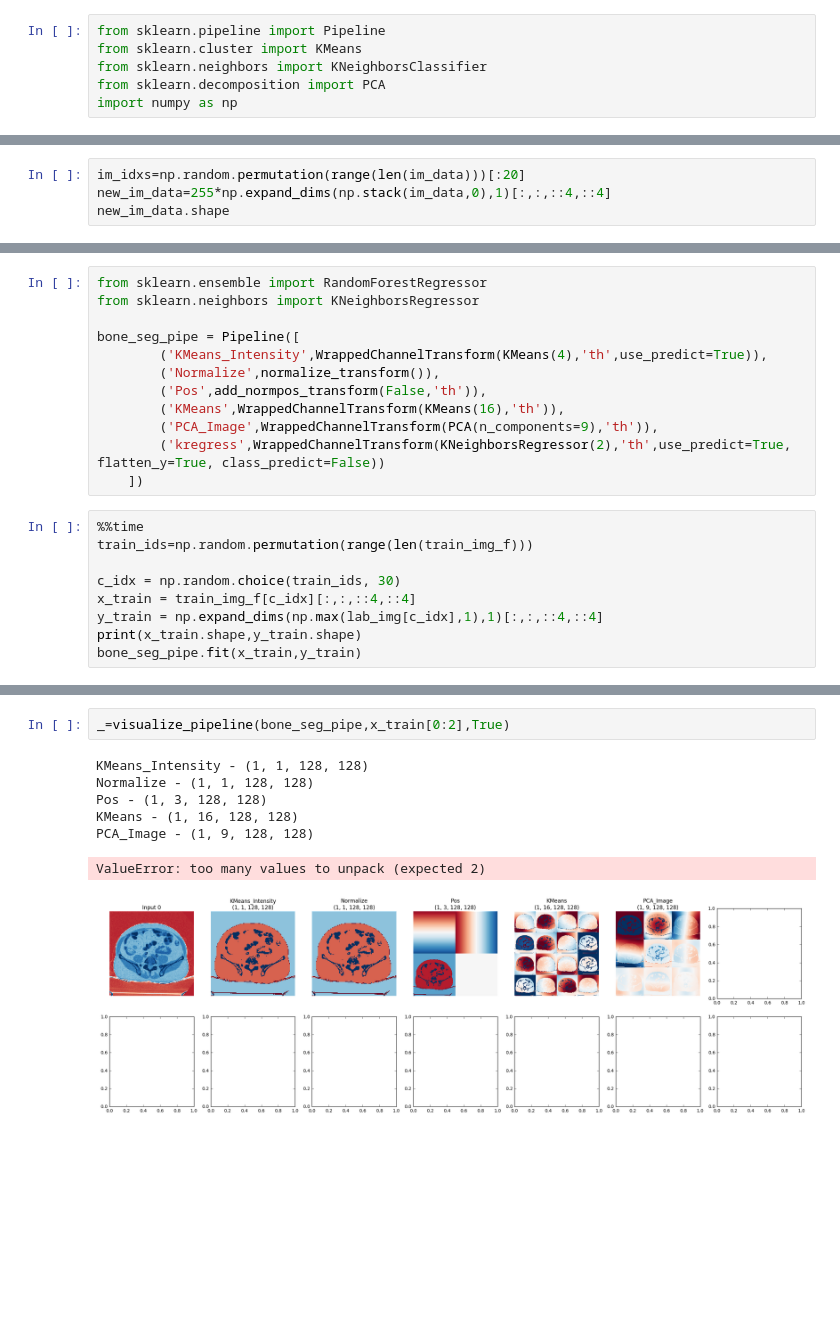
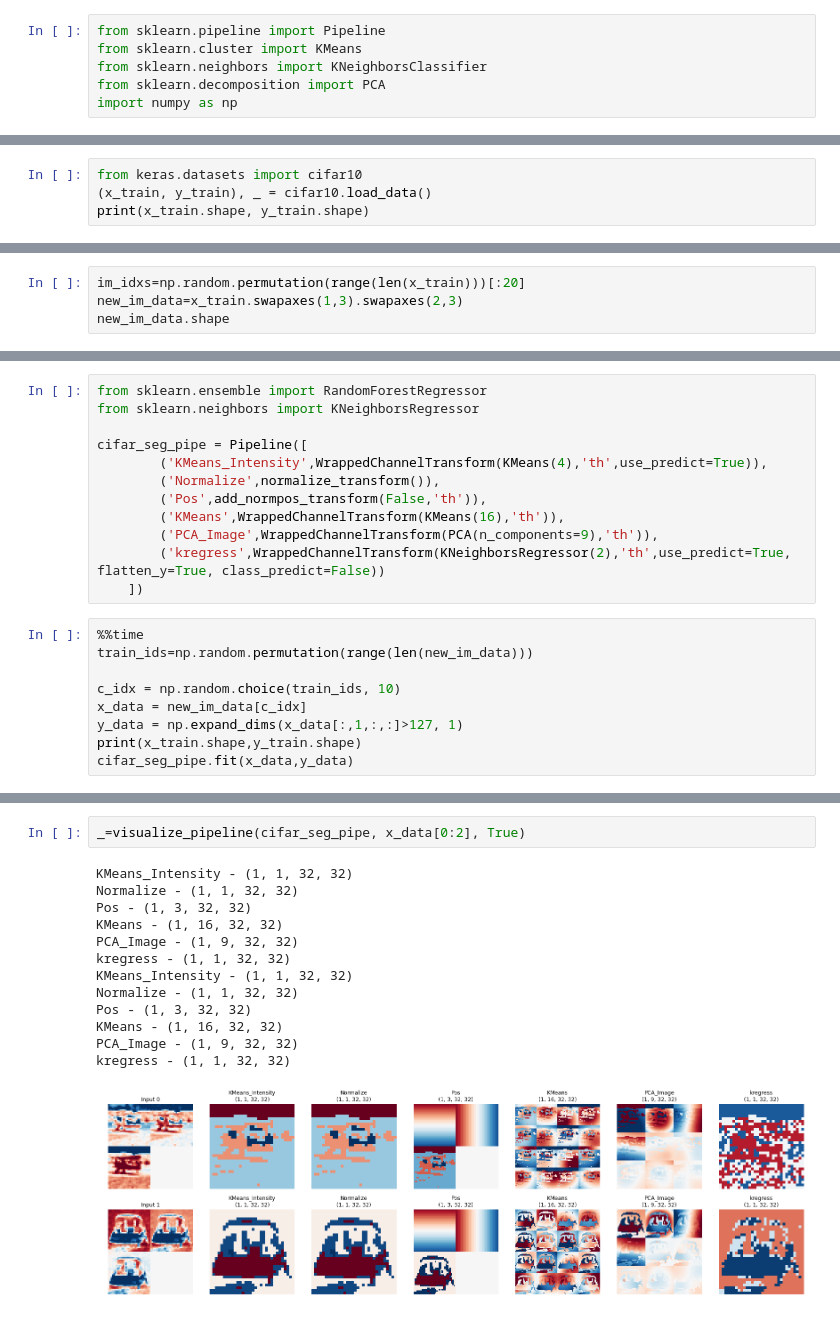
Before and after one commit to 4Quant/pyqae, a Jupyter notebook: notebooks/Pipelines/pyqae demo.ipynb, the cells around one changed output, grey strips where cells are left out. Cells and saved outputs as stored; diff of their text form; blank space fills up the shorter version.

Commit message:
fixing pipelines notebooks

```diff
--- a/notebooks/Pipelines/pyqae demo.ipynb
+++ b/notebooks/Pipelines/pyqae demo.ipynb
@@ -78,0 +69,4 @@ NameError: name 'im_data' is not defined
+# %%
+from keras.datasets import cifar10
+(x_train, y_train), _ = cifar10.load_data()
+print(x_train.shape, y_train.shape)
@@ -79,4 +76,4 @@ NameError: name 'im_data' is not defined
 # %%
-im_idxs=np.random.permutation(range(len(im_data)))[:20]
-new_im_data=255*np.expand_dims(np.stack(im_data,0),1)[:,:,::4,::4]
+im_idxs=np.random.permutation(range(len(x_train)))[:20]
+new_im_data=x_train.swapaxes(1,3).swapaxes(2,3)
 new_im_data.shape
@@ -125,7 +138,7 @@ with np.load('/Users/mader/Dropbox/4Quant/Projects/AnatomySegmentation/age_vert_
 from sklearn.ensemble import RandomForestRegressor
 from sklearn.neighbors import KNeighborsRegressor
 
-bone_seg_pipe = Pipeline([
+cifar_seg_pipe = Pipeline([
         ('KMeans_Intensity',WrappedChannelTransform(KMeans(4),'th',use_predict=True)),
         ('Normalize',normalize_transform()),
         ('Pos',add_normpos_transform(False,'th')),
@@ -135,11 +148,11 @@ bone_seg_pipe = Pipeline([
     ])
 # %%
 %%time
-train_ids=np.random.permutation(range(len(train_img_f)))
+train_ids=np.random.permutation(range(len(new_im_data)))
 
-c_idx = np.random.choice(train_ids, 30)
-x_train = train_img_f[c_idx][:,:,::4,::4]
-y_train = np.expand_dims(np.max(lab_img[c_idx],1),1)[:,:,::4,::4]
+c_idx = np.random.choice(train_ids, 10)
+x_data = new_im_data[c_idx]
+y_data = np.expand_dims(x_data[:,1,:,:]>127, 1)
 print(x_train.shape,y_train.shape)
-bone_seg_pipe.fit(x_train,y_train)
+cifar_seg_pipe.fit(x_data,y_data)
 # %% [output]
@@ -149,10 +162,16 @@ Wall time: 36.4 s
 # %%
-_=visualize_pipeline(bone_seg_pipe,x_train[0:2],True)
+_=visualize_pipeline(cifar_seg_pipe, x_data[0:2], True)
 # %% [output]
-KMeans_Intensity - (1, 1, 128, 128)
-Normalize - (1, 1, 128, 128)
-Pos - (1, 3, 128, 128)
-KMeans - (1, 16, 128, 128)
-PCA_Image - (1, 9, 128, 128)
+KMeans_Intensity - (1, 1, 32, 32)
+Normalize - (1, 1, 32, 32)
+Pos - (1, 3, 32, 32)
+KMeans - (1, 16, 32, 32)
+PCA_Image - (1, 9, 32, 32)
+kregress - (1, 1, 32, 32)
+KMeans_Intensity - (1, 1, 32, 32)
+Normalize - (1, 1, 32, 32)
+Pos - (1, 3, 32, 32)
+KMeans - (1, 16, 32, 32)
+PCA_Image - (1, 9, 32, 32)
+kregress - (1, 1, 32, 32)
-ValueError: too many values to unpack (expected 2)
-[figure, old version]
+[figure, new version]
```
Also changed, not shown: parts of 25 cells of this notebook, 2 other files.
